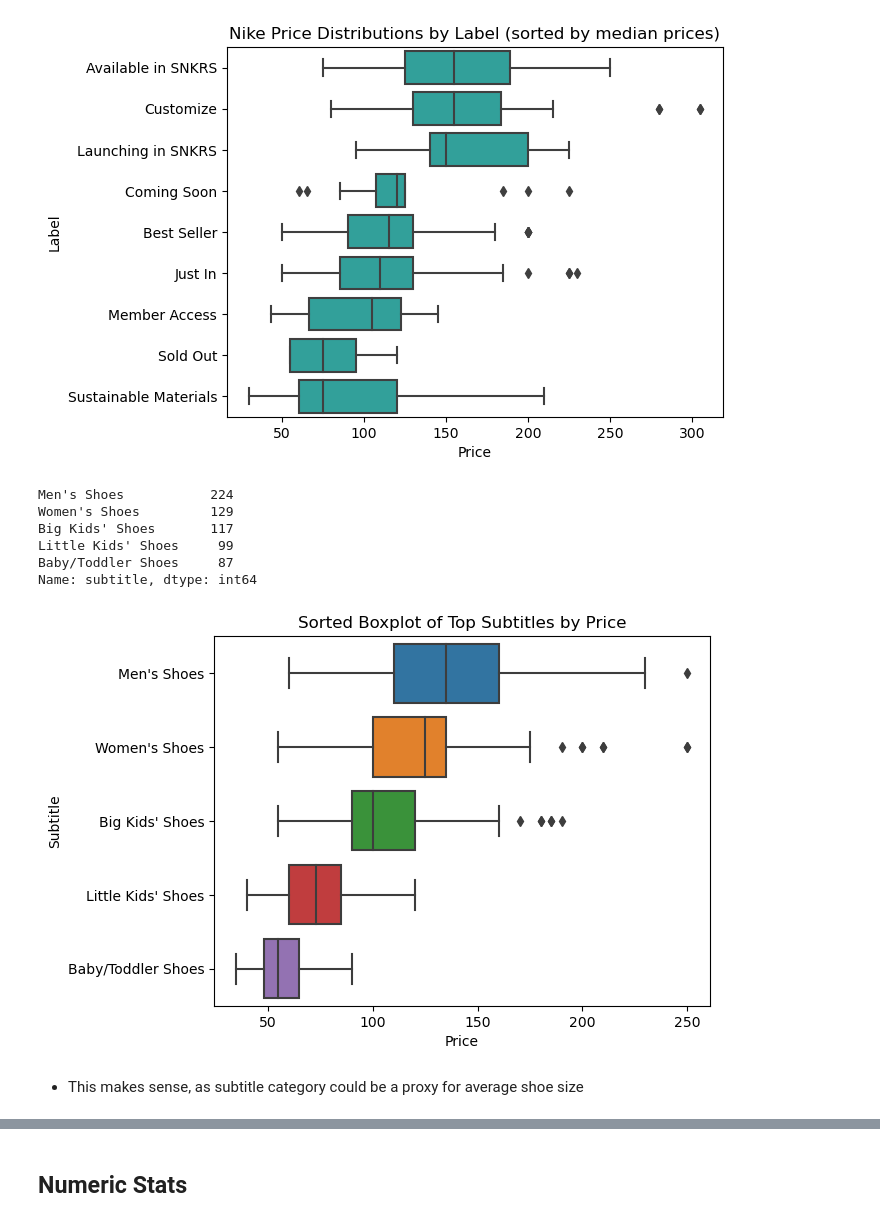
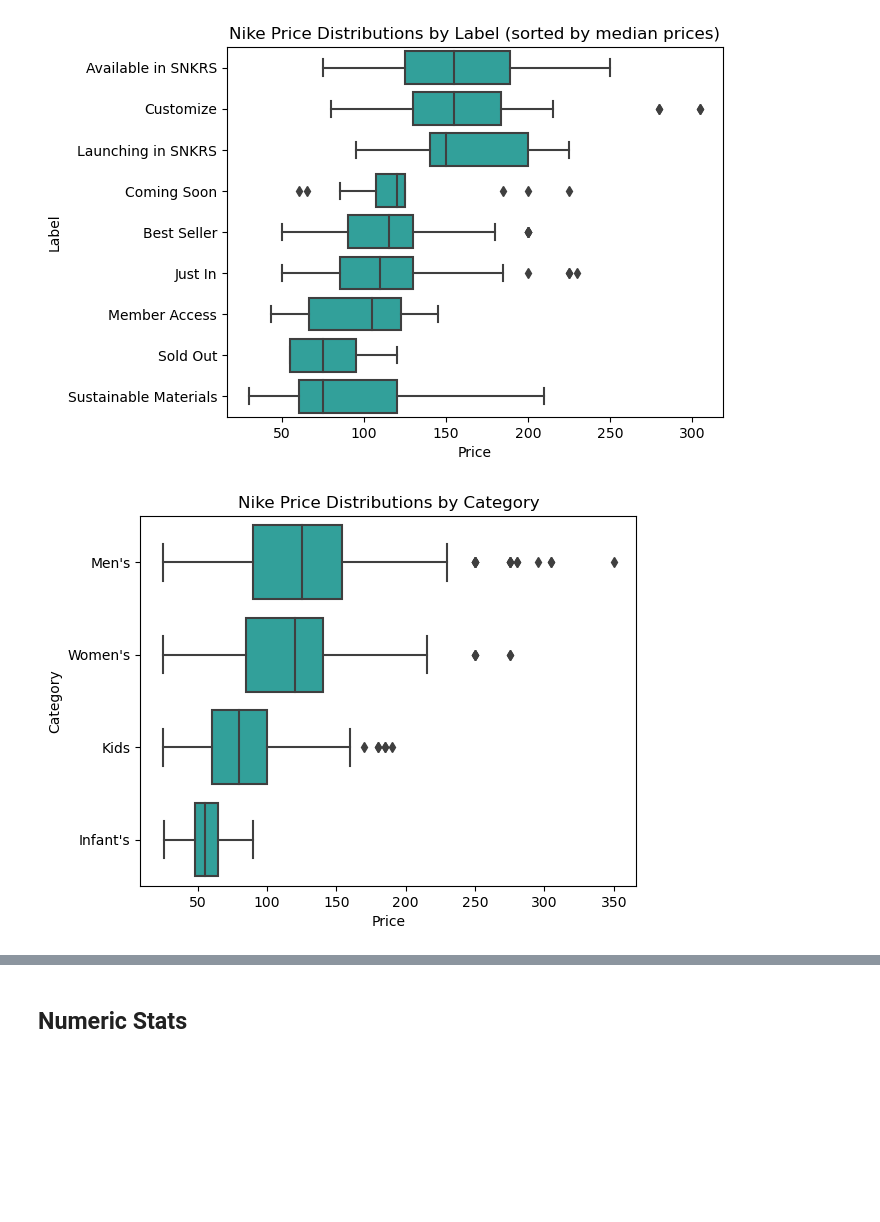
Before and after one commit to jasonkyungkim/nike_adidas_shoes, a Jupyter notebook: nike_eda.ipynb, the cells around one changed output, grey strips where cells are left out. Cells and saved outputs as stored; diff of their text form; code cells hidden in the pictures; blank space fills up the shorter version.

Commit message:
added more price dist plots

```diff
--- a/nike_eda.ipynb
+++ b/nike_eda.ipynb
@@ -247,13 +247,3 @@ plt.title('Nike Price Distributions by Label (sorted by median prices)')
 plt.show()
 # %% [output]
 [figure]
-# %%
-top_subtitles = nike.subtitle.value_counts().head()
-top_subtitles
-# %% [output]
-Men's Shoes           224
-Women's Shoes         129
-Big Kids' Shoes       117
-Little Kids' Shoes     99
-Baby/Toddler Shoes     87
-Name: subtitle, dtype: int64
@@ -262,13 +250,12 @@ nike_top_subtitles = nike.loc[nike.subtitle.isin(top_subtitles.index.tolist())]
 # %%
-top_subtitles_sorted = nike_top_subtitles.groupby('subtitle').price.median().sort_values(ascending=False)
+median_price_cat_sorted = nike.groupby('category').price.median().sort_values(ascending=False)
 
 # order box plot by median
-sns.boxplot(data=nike_top_subtitles, y='subtitle', x='price', order=top_subtitles_sorted.index)
+sns.boxplot(data = nike, y = 'category', x = 'price',
+            color = 'lightseagreen', order = median_price_cat_sorted.index)
 plt.xlabel('Price')
-plt.ylabel('Subtitle')
-plt.title('Sorted Boxplot of Top Subtitles by Price')
+plt.ylabel('Category')
+plt.title('Nike Price Distributions by Category')
 plt.show()
 # %% [output]
-[figure, old version]
+[figure, new version]
-# %% [markdown]
-* This makes sense, as subtitle category could be a proxy for average shoe size
```
Also changed, not shown: parts of 3 cells of this notebook.
